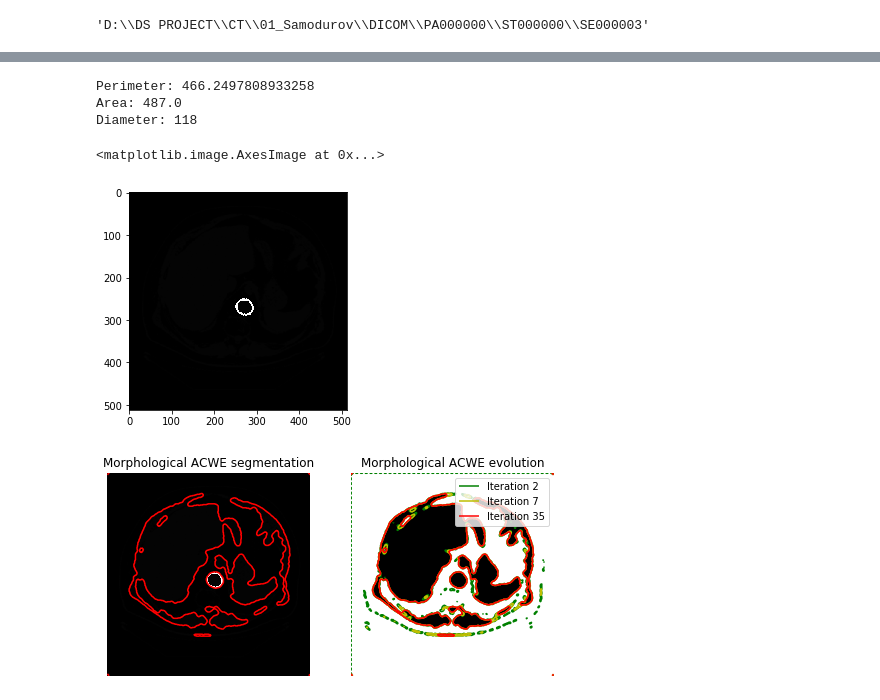
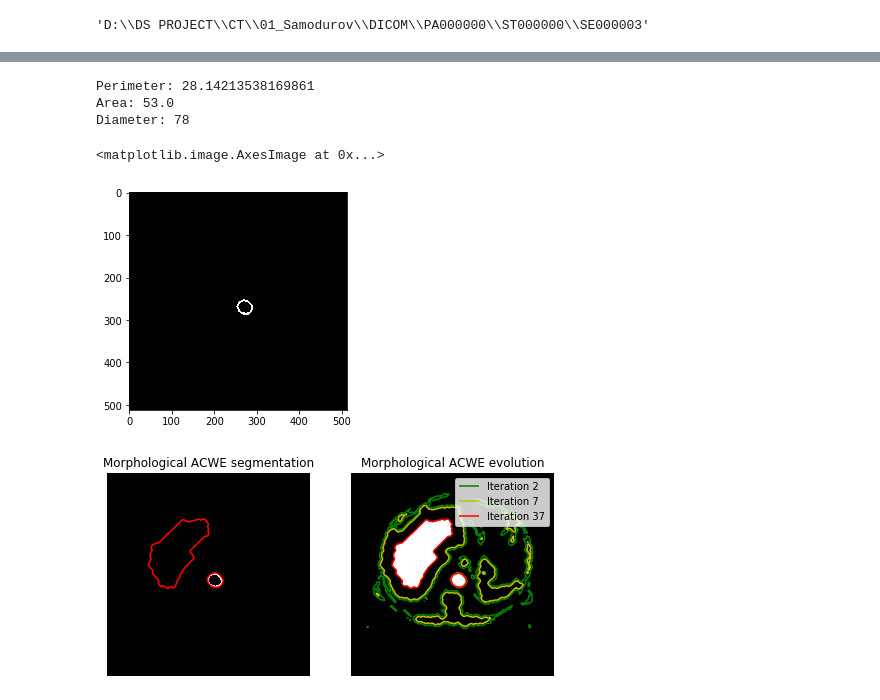
Before and after one commit to IUCVLab/ctscan, a Jupyter notebook: Aorta Segmentation of CT scan Images.ipynb, the cells around one changed output, grey strips where cells are left out. Cells and saved outputs as stored; diff of their text form; code cells hidden in the pictures.

```diff
--- a/Aorta Segmentation of CT scan Images.ipynb
+++ b/Aorta Segmentation of CT scan Images.ipynb
@@ -50,6 +50,10 @@ def plot_ct_scan(scan):
 plot_ct_scan(images)
 # %%
 imgg = images[375]
-plt.imshow(imgg, cmap='gray')
+# imgg = images[360]
+
+ret,thresh1 = cv2.threshold(imgg,1000,2000,cv2.THRESH_BINARY)
+
+plt.imshow(thresh1, cmap='gray')
 # %% [output]
 <matplotlib.image.AxesImage at 0x...>
@@ -57,7 +61,9 @@ plt.imshow(imgg, cmap='gray')
 # %%
-n_clusters = 8
+from sklearn.cluster import KMeans
+
+n_clusters = 2
 kmeans = KMeans(n_clusters = n_clusters)
-kmeans.fit(imgg.flatten().reshape(-1, 1))
+kmeans.fit(thresh1.flatten().reshape(-1, 1))
 
 predicted = kmeans.predict(imgg.flatten().reshape(-1,1)).reshape(512,512)
 plt.imshow(predicted, cmap='gray')
@@ -95,0 +102,11 @@ plt.imshow(masked_image, cmap='gray')
+# %%
+from cv2 import erode
+
+img = masked_image.astype('uint8')
+img = cv2.fastNlMeansDenoising(img, 7.0, 1, 1)
+img = cv2.GaussianBlur(img,(5, 5),0)
+
+kernel = np.ones((2,2),dtype=np.uint8) # this must be tuned
+img=erode(img,kernel)
+
+plt.imshow(img, cmap='gray')
@@ -96,9 +116,7 @@ plt.imshow(masked_image, cmap='gray')
 # %%
 import math
 
-img = masked_image.astype('uint8')
 img2 = img.copy()
-img = cv2.GaussianBlur(img,(5, 5),0)
 
 contours,hierarchy = cv2.findContours(img,cv2.RETR_TREE,1)
 cir = 0
@@ -127,9 +145,9 @@ print("Area: " + str(area))
 print("Diameter: " + str(radius*2))
 plt.imshow(img, cmap='gray')
 # %% [output]
-Perimeter: 466.2497808933258
-Area: 487.0
-Diameter: 118
+Perimeter: 28.14213538169861
+Area: 53.0
+Diameter: 78
 <matplotlib.image.AxesImage at 0x...>
 [figure]
 # %%
@@ -143,39 +161,38 @@ def store_evolution_in(lst):
 
     return _store
 
-
 # Morphological ACWE
 image = img_as_float(img)
 
 # Initial level set
 init_ls = checkerboard_level_set(image.shape, 6)
 # List with intermediate results for plotting the evolution
 evolution = []
 callback = store_evolution_in(evolution)
-ls = morphological_chan_vese(image, 35, init_level_set=init_ls, smoothing=3,
+ls = morphological_chan_vese(image, 37, init_level_set=init_ls, smoothing=3,
                              iter_callback=callback)
 
 fig, axes = plt.subplots(1, 2, figsize=(8, 8))
 ax = axes.flatten()
 
 ax[0].imshow(image, cmap="gray")
 ax[0].set_axis_off()
 ax[0].contour(ls, [0.5], colors='r')
 ax[0].set_title("Morphological ACWE segmentation", fontsize=12)
 
 ax[1].imshow(ls, cmap="gray")
 ax[1].set_axis_off()
 contour = ax[1].contour(evolution[2], [0.5], colors='g')
 contour.collections[0].set_label("Iteration 2")
 contour = ax[1].contour(evolution[7], [0.5], colors='y')
 contour.collections[0].set_label("Iteration 7")
 contour = ax[1].contour(evolution[-1], [0.5], colors='r')
-contour.collections[0].set_label("Iteration 35")
+contour.collections[0].set_label("Iteration 37")
 
 ax[1].legend(loc="upper right")
 title = "Morphological ACWE evolution"
 ax[1].set_title(title, fontsize=12)
 
 plt.show()
 # %% [output]
-[figure, old version]
+[figure, new version]
```
Also changed, not shown: parts of 5 cells of this notebook.
